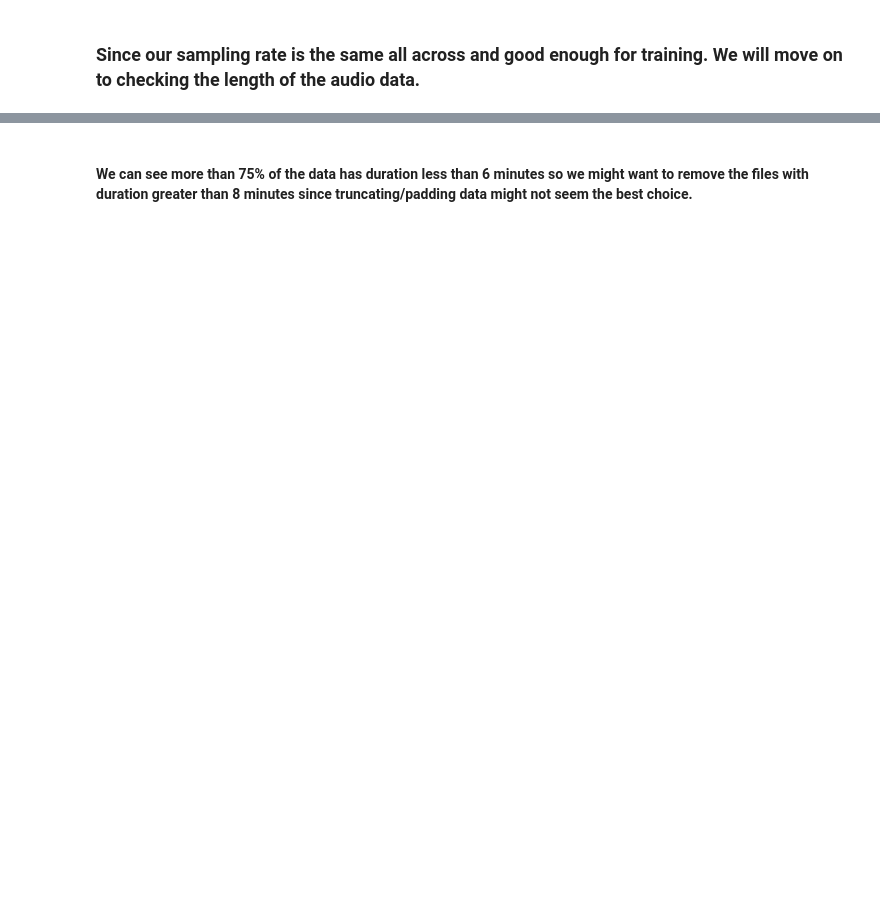
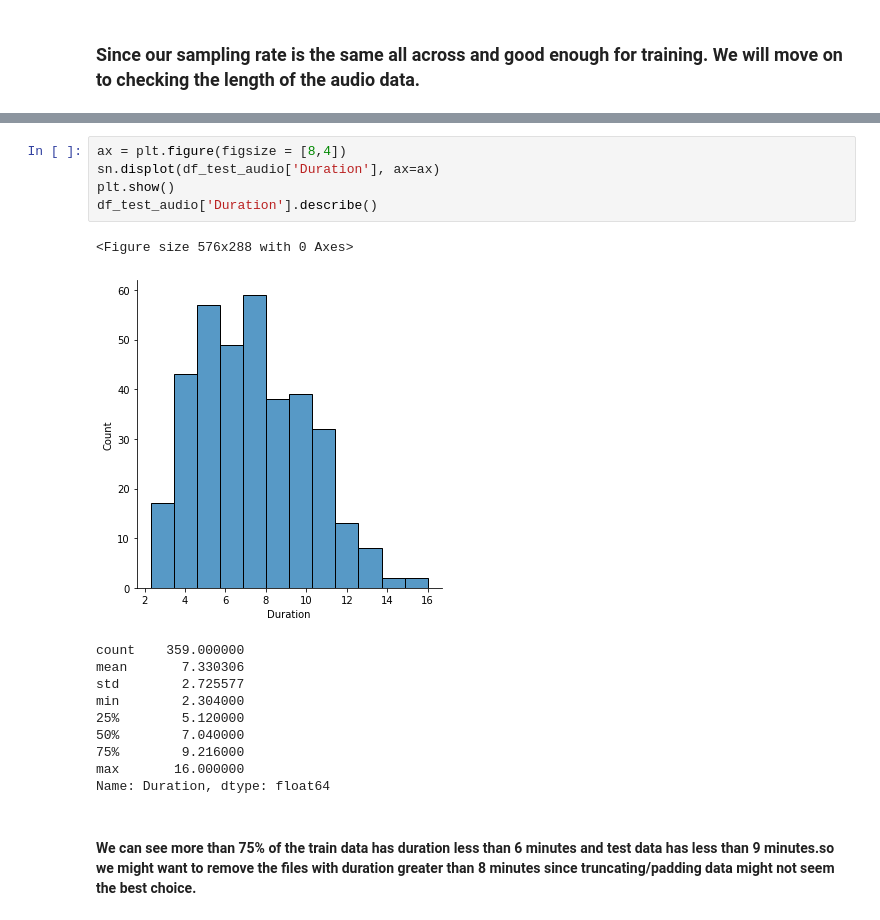
Before and after one commit to ItsDebol/AMH-STT, a Jupyter notebook: notebooks/data_exploration.ipynb, the cells around one changed output, grey strips where cells are left out. Saved outputs shown, nothing was run; the diff lists cells and outputs as text; blank space fills up the shorter version.

```diff
--- a/notebooks/data_exploration.ipynb
+++ b/notebooks/data_exploration.ipynb
@@ -88,3 +93,20 @@ Name: duration, dtype: float64
+# %%
+ax = plt.figure(figsize = [8,4])
+sn.displot(df_test_audio['Duration'], ax=ax)
+plt.show()
+df_test_audio['Duration'].describe()
+# %% [output]
+<Figure size 576x288 with 0 Axes>
+[figure, added]
+count    359.000000
+mean       7.330306
+std        2.725577
+min        2.304000
+25%        5.120000
+50%        7.040000
+75%        9.216000
+max       16.000000
+Name: Duration, dtype: float64
 # %% [markdown]
-#### We can see more than 75% of the data has duration less than 6 minutes so we might want to remove the files with duration greater than 8 minutes since truncating/padding data might not seem the best choice.
+#### We can see more than 75% of the train data has duration less than 6 minutes and test data has less than 9 minutes.so we might want to remove the files with duration greater than 8 minutes since truncating/padding data might not seem the best choice.
 # %%
```
Also changed, not shown: parts of 22 cells of this notebook.
